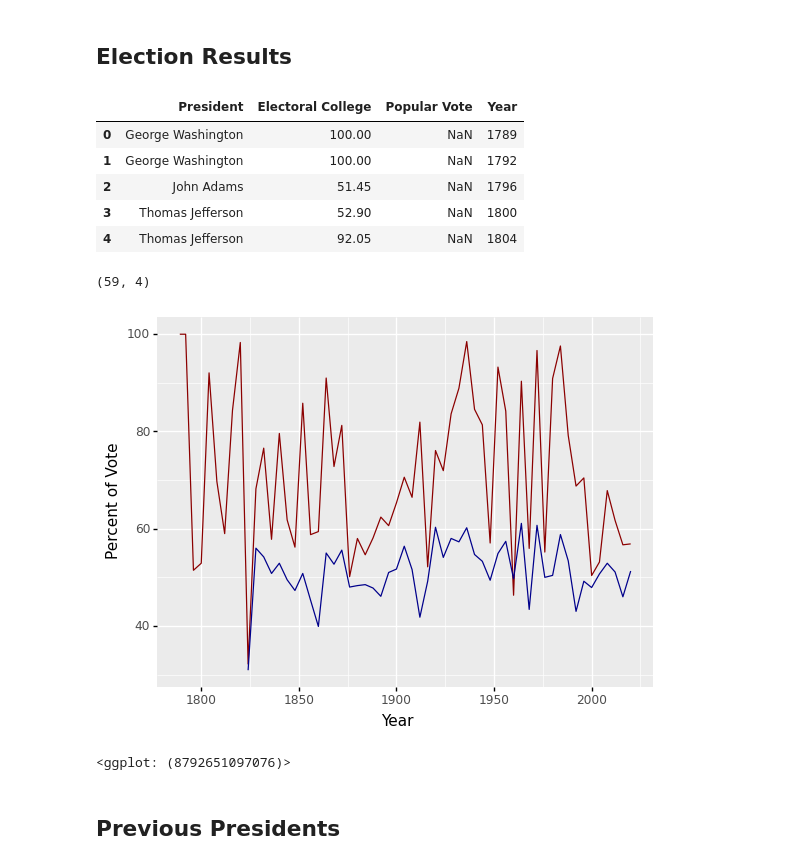
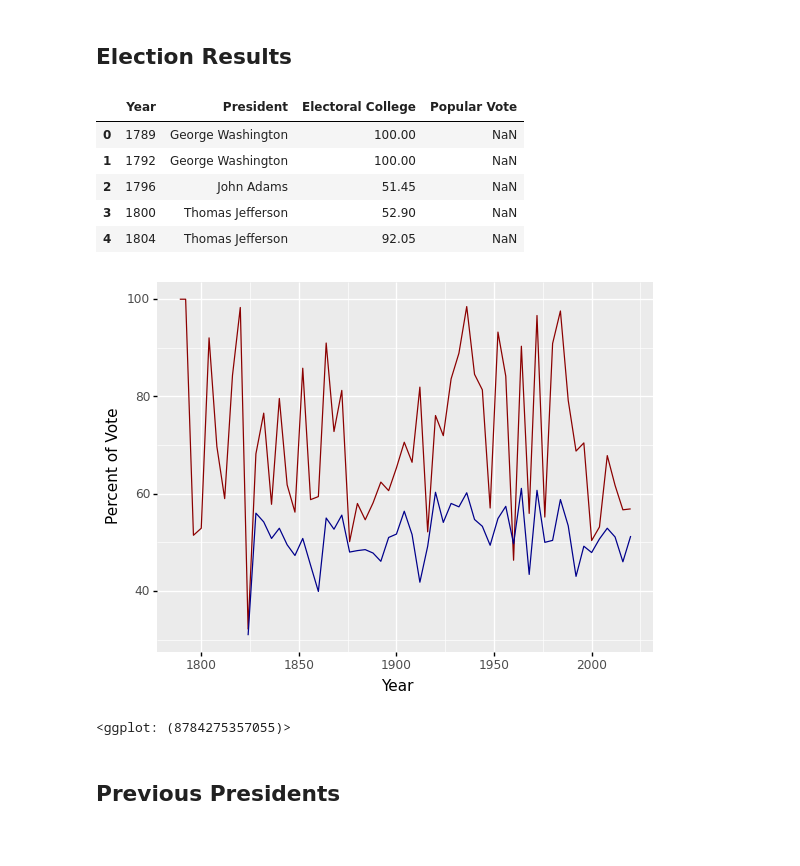
Before and after one commit to coletteyeager/PPOL564_FinalProject, a Jupyter notebook: Data/Data.ipynb, the cells around one changed output. Drawn from its saved outputs; the diff is of its cells as text; code cells hidden in the pictures.

```diff
--- a/Data/Data.ipynb
+++ b/Data/Data.ipynb
@@ -20,30 +20,27 @@ data1 = pd.read_excel("statistic_id1034688_share-of-electoral-and-popular-votes-
 # %%
 # Clean the data
 results = data1[4:]
 results.rename(columns={'Unnamed: 0': 'x1', 'Unnamed: 1':'President', 'Unnamed: 2': 'Electoral College', 'Unnamed: 3': 'Popular Vote', 'Unnamed: 4': 'x2'}, inplace=True)
 results.drop(['x1'], axis = 1, inplace = True)
 results.drop(['x2'], axis = 1, inplace = True)
 results = results.replace('-', np.nan)
 # Get the year
 results[['President', 'Year']] = results.President.str.split(pat = '(', n = 1, expand = True)
 results.Year = results.Year.str[:-1]
 # Reverse order
 results = results[::-1]
 results.reset_index(drop = True, inplace = True)
 # Set column types
-results = results.astype({'Electoral College': float, 'Popular Vote': float, 'Year': int})
+results = results.astype({'Year': int, 'Electoral College': float, 'Popular Vote': float})
+results = results[['Year', 'President', 'Electoral College', 'Popular Vote']]
 results.head()
 # %% [output]
-|  | President | Electoral College | Popular Vote | Year |
-| 0 | George Washington | 100.00 | NaN | 1789 |
-| 1 | George Washington | 100.00 | NaN | 1792 |
-| 2 | John Adams | 51.45 | NaN | 1796 |
-| 3 | Thomas Jefferson | 52.90 | NaN | 1800 |
-| 4 | Thomas Jefferson | 92.05 | NaN | 1804 |
+|  | Year | President | Electoral College | Popular Vote |
+| 0 | 1789 | George Washington | 100.00 | NaN |
+| 1 | 1792 | George Washington | 100.00 | NaN |
+| 2 | 1796 | John Adams | 51.45 | NaN |
+| 3 | 1800 | Thomas Jefferson | 52.90 | NaN |
+| 4 | 1804 | Thomas Jefferson | 92.05 | NaN |
-# %%
-results.shape
-# %% [output]
-(59, 4)
 # %%
 # Visualize the data
 (
@@ -54,7 +51,7 @@ results.shape
 )
 # %% [output]
 [figure]
-<ggplot: (8792651097076)>
+<ggplot: (8784275357055)>
 # %% [markdown]
 ## Previous Presidents
 # %%
```
Also changed, not shown: parts of 11 cells of this notebook.
